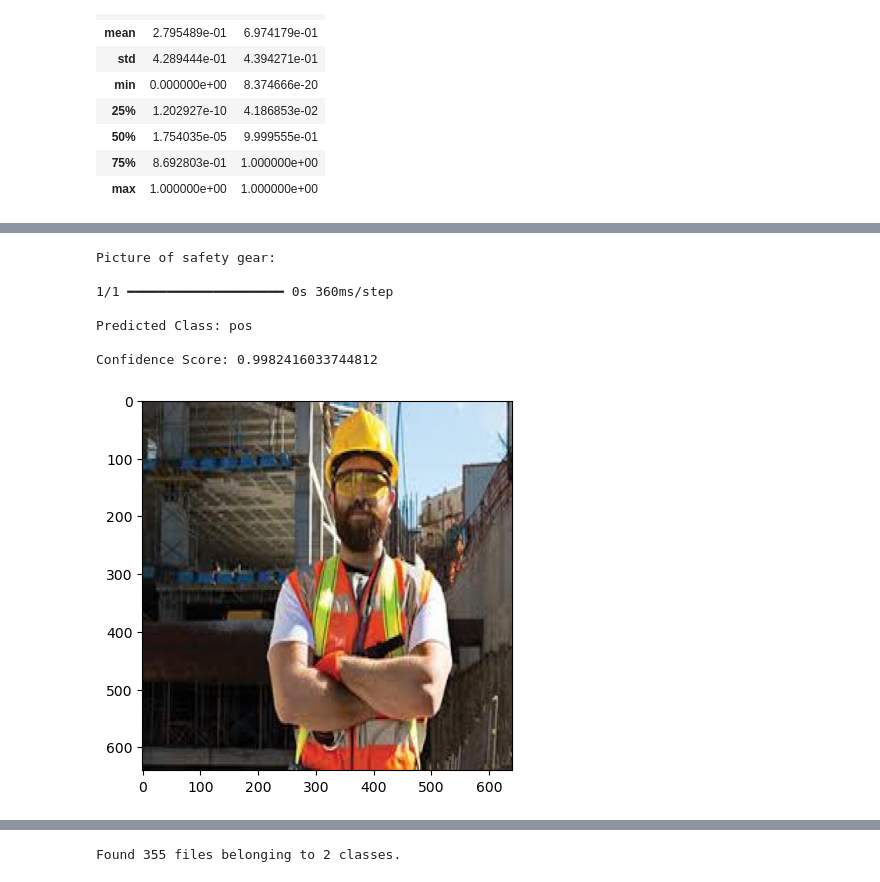
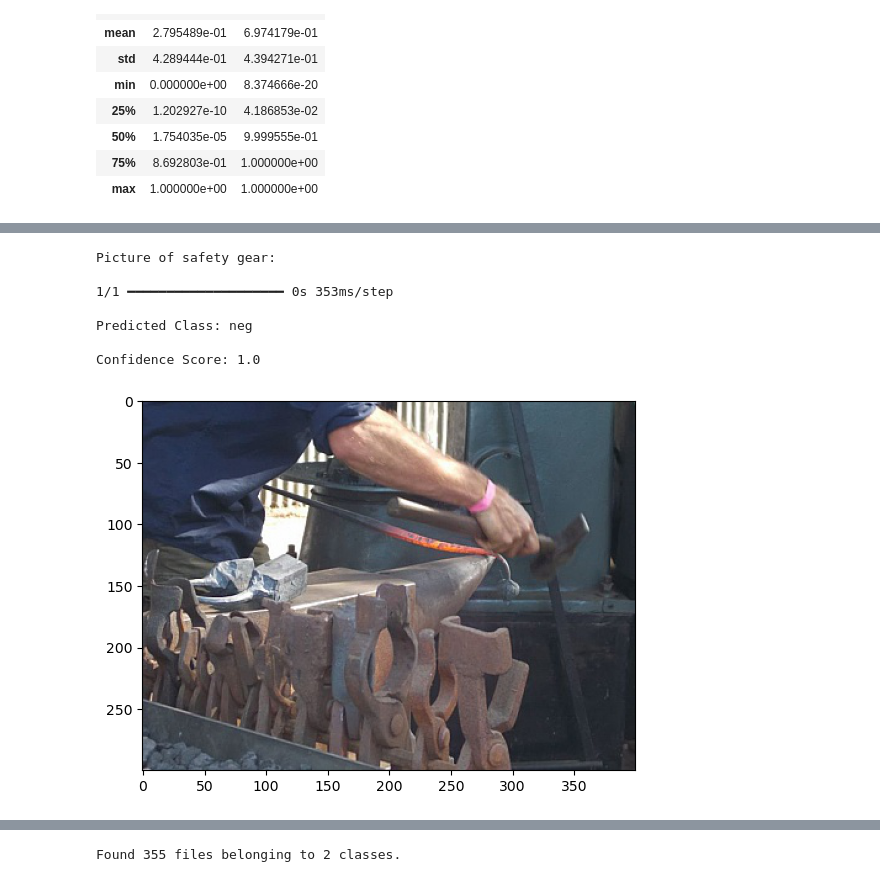
Before and after one commit to alfredoh90/Capstone3, a Jupyter notebook: Notebooks/validation.ipynb, the cells around one changed output, grey strips where cells are left out. Drawn from its saved outputs; the diff is of its cells as text; code cells hidden in the pictures.

```diff
--- a/Notebooks/validation.ipynb
+++ b/Notebooks/validation.ipynb
@@ -286,12 +325,12 @@ Confidence Score: 0.9999978542327881
 # %%
-pred_image('pos\helmet_jacket_08337.jpg')
+pred_image('neg\image_1843.jpg')
 # %% [output]
 Picture of safety gear:
 
-1/1 ━━━━━━━━━━━━━━━━━━━━ 0s 360ms/step
+1/1 ━━━━━━━━━━━━━━━━━━━━ 0s 353ms/step
 
-Predicted Class: pos
+Predicted Class: neg
 
-Confidence Score: 0.9982416033744812
+Confidence Score: 1.0
-[figure, old version]
+[figure, new version]
 # %%
```
Also changed, not shown: parts of 41 cells of this notebook, 2 other files.
